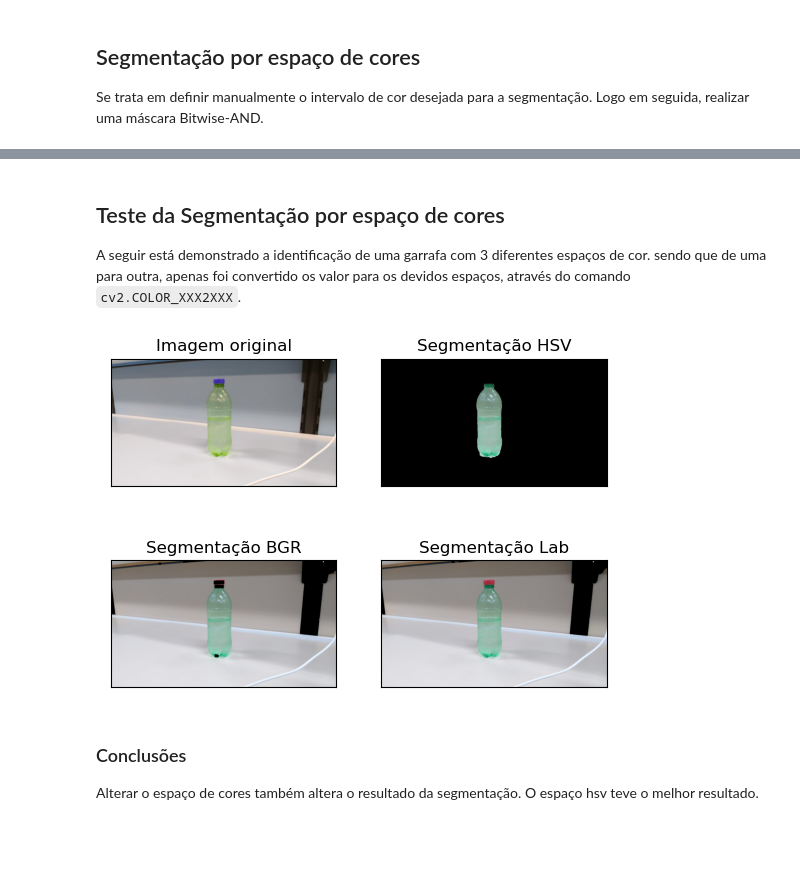
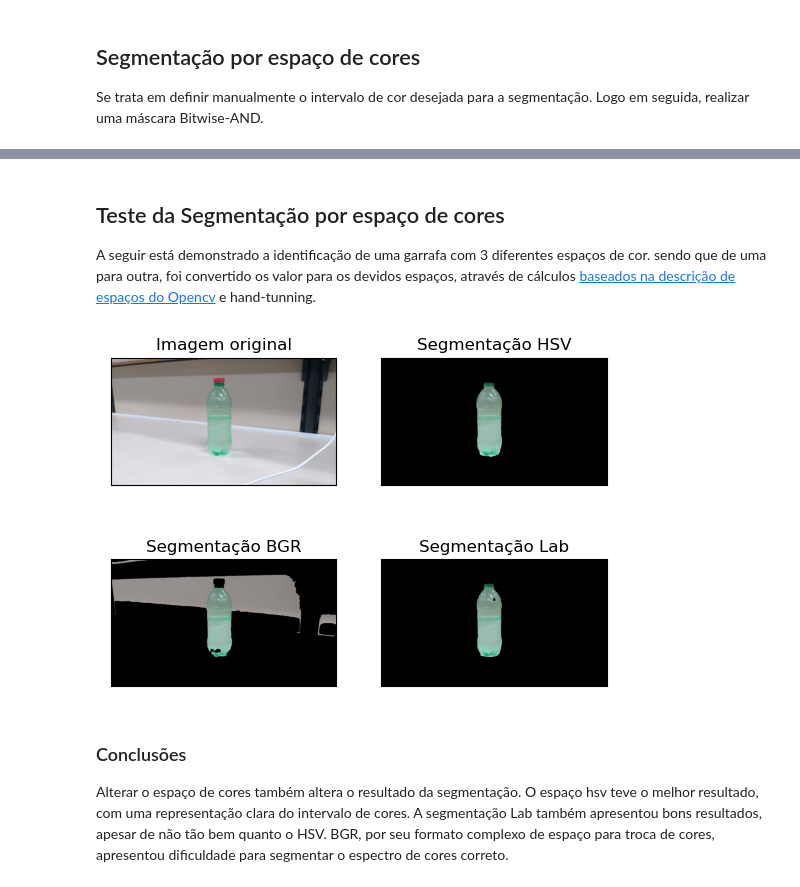
Before and after one commit to Adribom/VisComp22, a Jupyter notebook: Aula4/Segmentação_de_imagens_coloridas.ipynb, the cells around one changed output, grey strips where cells are left out. Drawn from its saved outputs; the diff is of its cells as text; code cells hidden in the pictures; blank space fills up the shorter version.

```diff
--- a/Aula4/Segmentação_de_imagens_coloridas.ipynb
+++ b/Aula4/Segmentação_de_imagens_coloridas.ipynb
@@ -65,13 +65,9 @@ O sistema RBG é muito conhecido e é representado por um cubo que varia em 3 ei
 # %%
 #BGR:
 
-# Converter o valor dos limites para unsigned int
-green_light_hsv = np.uint8([[[lowerLimit_hsv[0], lowerLimit_hsv[1], lowerLimit_hsv[2]]]])
-green_dark_hsv = np.uint8([[[upperLimit_hsv[0], upperLimit_hsv[1], upperLimit_hsv[2]]]])
-
 # Intervalo de cor em BGR para ser usada na máscara
-lowerLimit_BGR = cv2.cvtColor(green_light_hsv, cv2.COLOR_HSV2BGR)
-upperLimit_BGR = cv2.cvtColor(green_dark_hsv, cv2.COLOR_HSV2BGR)
+lowerLimit_BGR = (110, 130, 20)
+upperLimit_BGR = (180, 200, 160)
 
 # Realizar um Threshold na imagem hsv para obter apenas a cor desejada
 mask_BGR = cv2.inRange(img, lowerLimit_BGR, upperLimit_BGR)
@@ -95,8 +91,8 @@ O espaço de cores CIELAB, ou L*a*b*, expressa a cor em 3 diferentes formas. O L
 img_Lab = cv2.cvtColor(img, cv2.COLOR_BGR2Lab)
 
 # Intervalo de cor em BGR para ser usada na máscara
-lowerLimit_Lab = cv2.cvtColor(lowerLimit_BGR, cv2.COLOR_BGR2Lab)
-upperLimit_Lab = cv2.cvtColor(upperLimit_BGR, cv2.COLOR_BGR2Lab)
+lowerLimit_Lab = (51, -32, 18)
+upperLimit_Lab = (255, 116, 173)
 
 # Realizar um Threshold na imagem Lab para obter apenas a cor desejada
 mask_Lab = cv2.inRange(img_Lab, lowerLimit_Lab, upperLimit_Lab)
@@ -111,23 +107,23 @@ img_segmented_Lab = cv2.bitwise_and(img, img, mask = mask_Lab)
 # %% [markdown]
 ## Teste da Segmentação por espaço de cores
 
-A seguir está demonstrado a identificação de uma garrafa com 3 diferentes espaços de cor. sendo que de uma para outra, apenas foi convertido os valor para os devidos espaços, através do comando `cv2.COLOR_XXX2XXX`.
+A seguir está demonstrado a identificação de uma garrafa com 3 diferentes espaços de cor. sendo que de uma para outra, foi convertido os valor para os devidos espaços, através de cálculos [baseados na descrição de espaços do Opencv](https://docs.opencv.org/4.x/de/d25/imgproc_color_conversions.html#color_convert_rgb_hsv) e hand-tunning.
 # %%
 # Converter imagem original para BGR
 img_RGB = cv2.cvtColor(img, cv2.COLOR_BGR2RGB)
 
 # Plotar todos os resultados
 titles = ['Imagem original', 'Segmentação HSV', 'Segmentação BGR', 'Segmentação Lab']
-images = [img_RGB, img_segmented_hsv, img_segmented_BGR, img_segmented_Lab]
+images = [img, img_segmented_hsv, img_segmented_BGR, img_segmented_Lab]
 for i in range(4):
   images[i] = cv2.cvtColor(images[i], cv2.COLOR_BGR2RGB)
   plt.subplot(2,2,i+1),plt.imshow(images[i])
   plt.title(titles[i])
   plt.xticks([]),plt.yticks([])
 plt.show()
 # %% [output]
-[figure, old version]
+[figure, new version]
 # %% [markdown]
 ### Conclusões
 
-Alterar o espaço de cores também altera o resultado da segmentação. O espaço hsv teve o melhor resultado.
+Alterar o espaço de cores também altera o resultado da segmentação. O espaço hsv teve o melhor resultado, com uma representação clara do intervalo de cores. A segmentação Lab também apresentou bons resultados, apesar de não tão bem quanto o HSV. BGR, por seu formato complexo de espaço para troca de cores, apresentou dificuldade para segmentar o espectro de cores correto.
```
Also changed, not shown: 12 other files.
